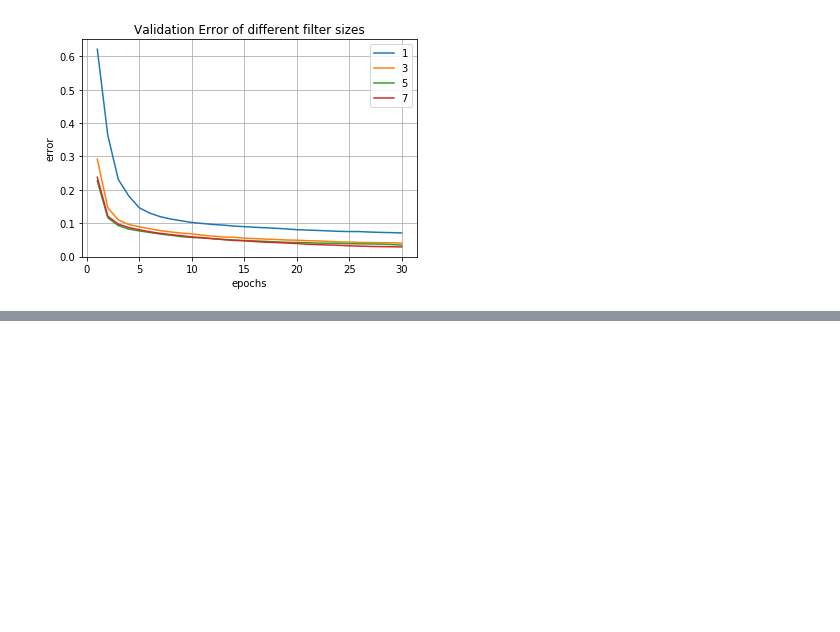
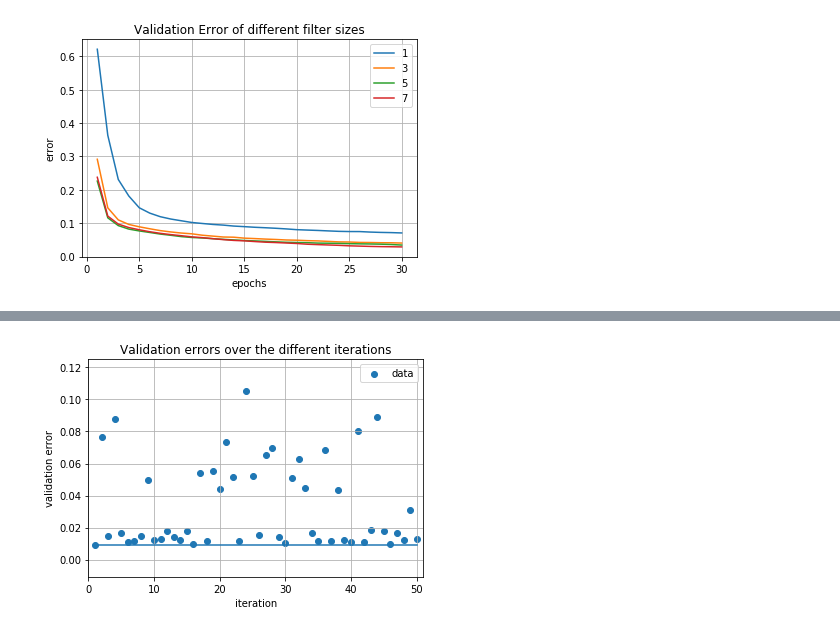
Before and after one commit to megan-klaiber/dl-lab-2018, a Jupyter notebook: exercise2/code/visualize.ipynb, the cells around one changed output, grey strips where cells are left out. Saved outputs shown, nothing was run; the diff lists cells and outputs as text; code cells hidden in the pictures; blank space fills up the shorter version.

```diff
--- a/exercise2/code/visualize.ipynb
+++ b/exercise2/code/visualize.ipynb
@@ -93,0 +131,72 @@ for test in data:
+# %%
+# import json files with validation error
+path_epoch12 = '../results/rs/rs_epoch12/allruns_results_run_9999.json'
+#path_epoch20 = '../results/filter/filter_epoch20/results_run'
+#path_epoch30 = '../results/filter/filter_epoch30/results_run'
+
+with open(path_epoch12) as json_file:
+    all_runs_dict = json.load(json_file)
+
+all_runs_sorted = OrderedDict(sorted(all_runs_dict.items(), key=lambda x: getitem(x[1], 'config_id')))
+# %%
+#print(all_runs_sorted)
+#print(all_runs_sorted.items())
+
+all_runs = []
+
+for i, v in all_runs_sorted.items():
+    # print(v)
+    r = Run(config_id=v['config_id'],
+            budget=v['budget'],
+            loss=v['loss'],
+            info=v['info'],
+            time_stamps=v['time_stamps'],
+            error_logs=None
+            )
+    all_runs.append(r)
+
+
+# Compare source of:
+#     import hpbandster.visualization as hpvis
+#     hpvis.losses_over_time(all_runs)
+import matplotlib.pyplot as plt
+get_loss_from_run_fn = lambda r: r.loss
+budgets = set([r.budget for r in all_runs])
+data = {}
+for b in budgets:
+    data[b] = []
+for i, r in enumerate(all_runs):
+    if r.loss is None:
+        continue
+    b = r.budget
+    # t = r.time_stamps['finished']
+    l = get_loss_from_run_fn(r)
+    t = i
+    data[b].append((t,l))
+
+for b in budgets:
+    data[b].sort()
+
+
+fig, ax = plt.subplots()
+
+for i, b in enumerate(budgets):
+    data[b] = np.array(data[b])
+    #print(data[b])
+    #print(data[b][:,0])
+    #print(data[b][:,1])
+    #print(range(len(data[b][:,0])))
+    ax.scatter(range(1, len(data[b][:,0])+1), data[b][:,1], label='data')
+
+    ax.step(range(1, len(data[b][:,0])+1), np.minimum.accumulate(data[b][:,1]), where='post')
+
+ax.set_title('Validation errors over the different iterations')
+ax.set_xlabel('iteration')
+ax.set_ylabel('validation error')
+plt.grid(True)
+plt.xlim(0, len(data[b][:,0])+1)
+ax.legend()
+
+plt.savefig('../report/plots/rs/random_search.png' , dpi=150)
+# %% [output]
+[figure, added]
```
Also changed, not shown: parts of 5 cells of this notebook, 14 other files.
